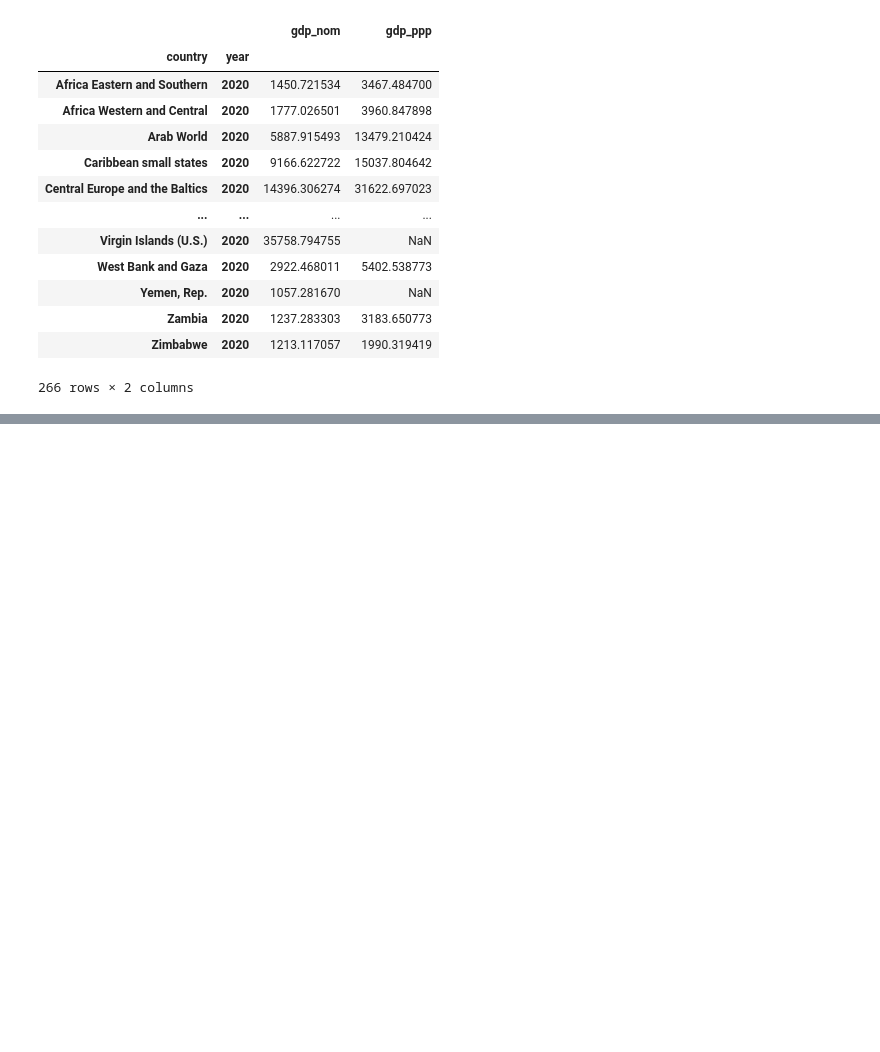
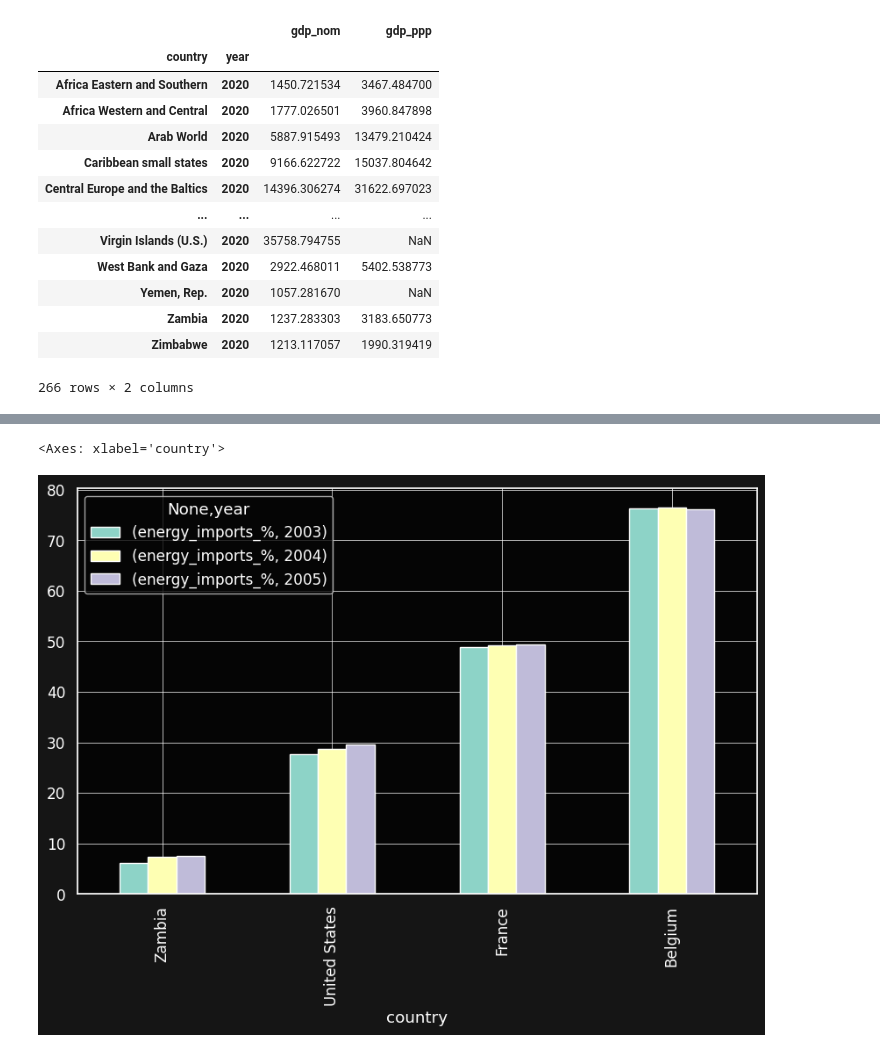
Before and after one commit to utkusarioglu/backtesting-workshop, a Jupyter notebook: src/pandas_datareader/datareader.ipynb, the cells around one changed output, grey strips where cells are left out. Cells and saved outputs as stored; diff of their text form; code cells hidden in the pictures; blank space fills up the shorter version.

Commit message:
Feat: Energy imports as percentage of consumption
- Some work done on energy imports as percentage of consumption in
  countries.
- Some refactoring work in vectorbt modules.

```diff
--- a/src/pandas_datareader/datareader.ipynb
+++ b/src/pandas_datareader/datareader.ipynb
@@ -65,3 +71,11 @@ Notes:
 [1] Standard Errors assume that the covariance matrix of the errors is correctly specified.
 [2] The condition number is large, 3.92e+04. This might indicate that there are
 strong multicollinearity or other numerical problems.
+# %%
+search = wb.search("energy imports")
+ind_code = search.iloc[0, :]["id"]
+energy_imports_percent = wb.download(indicator=[ind_code], counktry="all")
+energy_imports_percent.rename(
+    columns={"EG.IMP.CONS.ZS": "energy_imports_%"}, inplace=True
+)
+energy_imports_percent
@@ -67,0 +127,7 @@ strong multicollinearity or other numerical problems.
+# %%
+energy_imports_percent.unstack().loc[
+    ["Zambia", "United States", "France", "Belgium"]
+].plot(kind="bar")
+# %% [output]
+<Axes: xlabel='country'>
+[figure, added]
```
Also changed, not shown: parts of 6 cells of this notebook, 8 other files.
